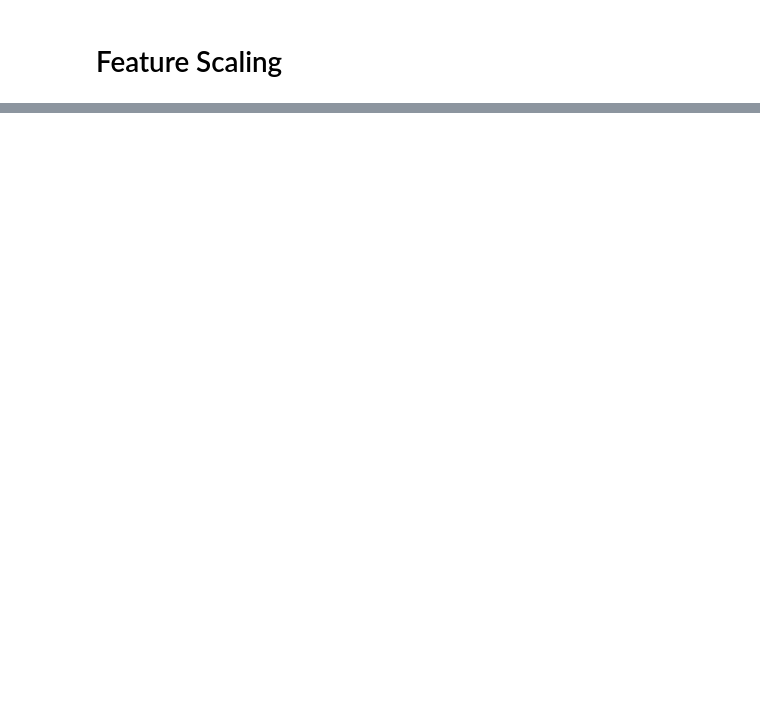
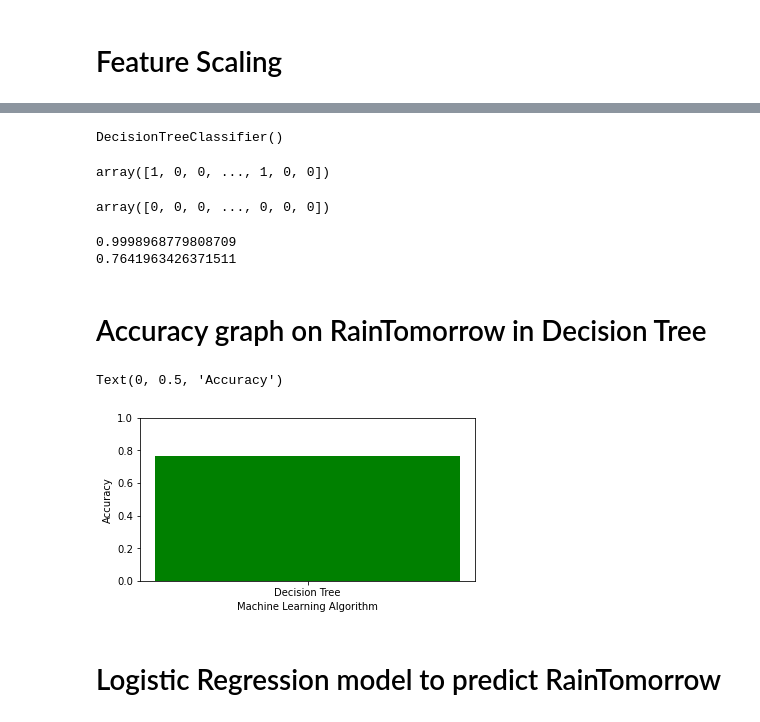
Before and after one commit to sandamaligeethika/ML_Assignment2_IT19120058_IT19120294_IT19147956, a Jupyter notebook: Assignment2.ipynb, the cells around one changed output, grey strips where cells are left out. Cells and saved outputs as stored; diff of their text form; code cells hidden in the pictures; blank space fills up the shorter version.

Commit message:
Create models for RainTomorrow prediction

```diff
--- a/Assignment2.ipynb
+++ b/Assignment2.ipynb
@@ -830,0 +991,4 @@ print(X_rain)
+# %%
+from sklearn.model_selection import train_test_split
+X_rain_tr,X_rain_te,Y_rain_tr,Y_rain_te = train_test_split(X_rain,Y_rain, test_size =0.20, random_state=10)
+X_rain_tr.shape , X_rain_te.shape
@@ -830,0 +1001,41 @@ print(X_rain)
+# %%
+#import DecisionTreeClassifier
+from sklearn.tree import DecisionTreeClassifier
+dtree2 = DecisionTreeClassifier()
+dtree2.fit(X_rain_tr,Y_rain_tr)
+# %% [output]
+DecisionTreeClassifier()
+# %%
+train_prediction = dtree2.predict(X_rain_tr)
+test_prediction = dtree2.predict(X_rain_te)
+# %%
+test_prediction
+# %% [output]
+array([1, 0, 0, ..., 1, 0, 0])
+# %%
+train_prediction
+# %% [output]
+array([0, 0, 0, ..., 0, 0, 0])
+# %%
+print(accuracy_score(Y_rain_tr,train_prediction))
+print(accuracy_score(Y_rain_te,test_prediction))
+# %% [output]
+0.9998968779808709
+0.7641963426371511
+# %% [markdown]
+# Accuracy graph on RainTomorrow in Decision Tree
+# %%
+import matplotlib.pyplot as plt
+%matplotlib inline
+#Adjust figure size
+plt.figure(figsize=(6,3))
+plt.ylim(0.0, 1.0)
+#X-axis, Y-axis -> value of that model
+plt.bar("Decision Tree",(accuracy_score(Y_rain_te,test_prediction)),width=0.5,color="green")
+plt.xlabel("Machine Learning Algorithm")
+plt.ylabel("Accuracy")
+# %% [output]
+Text(0, 0.5, 'Accuracy')
+[figure, added]
+# %% [markdown]
+# Logistic Regression model to predict RainTomorrow
```
Also changed, not shown: parts of 49 cells of this notebook.
